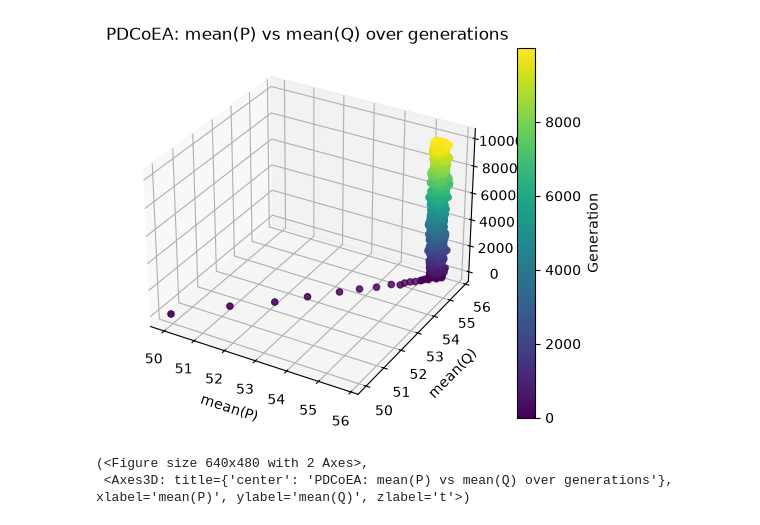
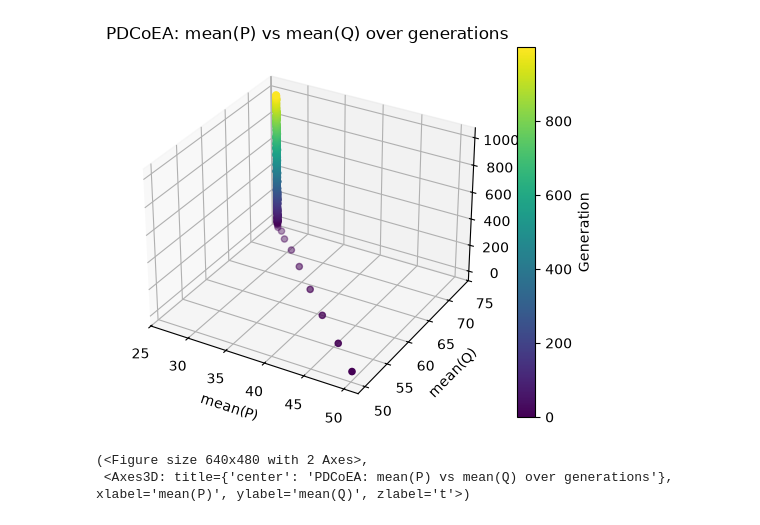
Before and after one commit to AnAccountWithoutAName/CoEV, a Jupyter notebook: graph_evo.ipynb, the cells around one changed output. Drawn from its saved outputs; the diff is of its cells as text; code cells hidden in the pictures.

Commit message:
more plots

```diff
--- a/graph_evo.ipynb
+++ b/graph_evo.ipynb
@@ -116,31 +77,31 @@ class Graph_PDCoEA():
 # %%
-alg = Graph_PDCoEA(0.2,0.7,10,10000,100,10000)
+alg = Graph_PDCoEA(0.5,0.6,1,10000,100,1000)
 alg.run()
 # %%
 import os
 import matplotlib.pyplot as plt
 
 
-def plot_points(P_mean_history, Q_mean_history, save_dir="plots", filename="pdcoea_scatter.png"):
+def plot_points(P_mean_history, Q_mean_history, save_dir="plots", filename="pdcoea_scatter_9.png"):
         os.makedirs(save_dir, exist_ok=True)
 
         generations = range(len(P_mean_history))
 
         fig = plt.figure()
         ax = fig.add_subplot(projection='3d')
         sc = ax.scatter(P_mean_history, Q_mean_history, generations,
                          c=generations, cmap="viridis", s=20)
         ax.set_xlabel("mean(P)")
         ax.set_ylabel("mean(Q)")
         ax.set_zlabel("t")
         ax.set_title("PDCoEA: mean(P) vs mean(Q) over generations")
         fig.colorbar(sc, ax=ax, label="Generation")
 
         fig.savefig(os.path.join(save_dir, filename), dpi=150)
         plt.show()
         return fig, ax
 plot_points(alg.History_P,alg.History_Q)
 # %% [output]
-[figure, old version]
+[figure, new version]
 (<Figure size 640x480 with 2 Axes>,
  <Axes3D: title={'center': 'PDCoEA: mean(P) vs mean(Q) over generations'}, xlabel='mean(P)', ylabel='mean(Q)', zlabel='t'>)
```
Also changed, not shown: parts of 2 cells of this notebook, 46 other files.
